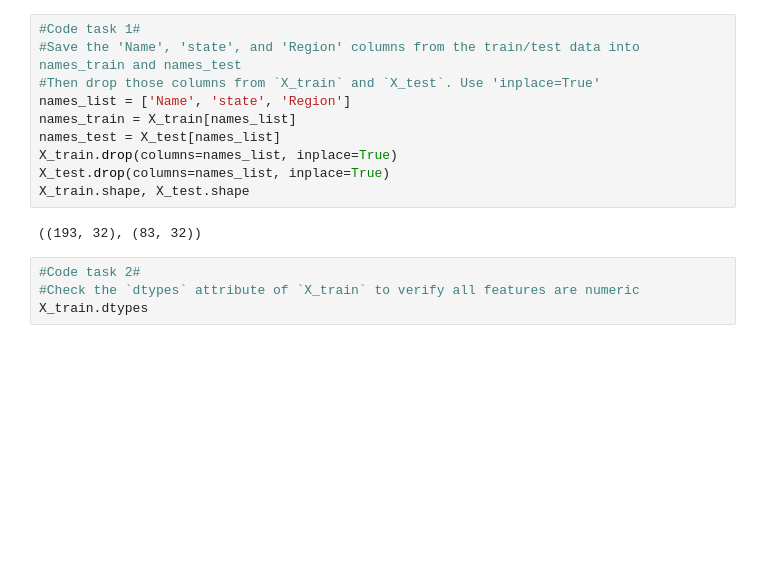
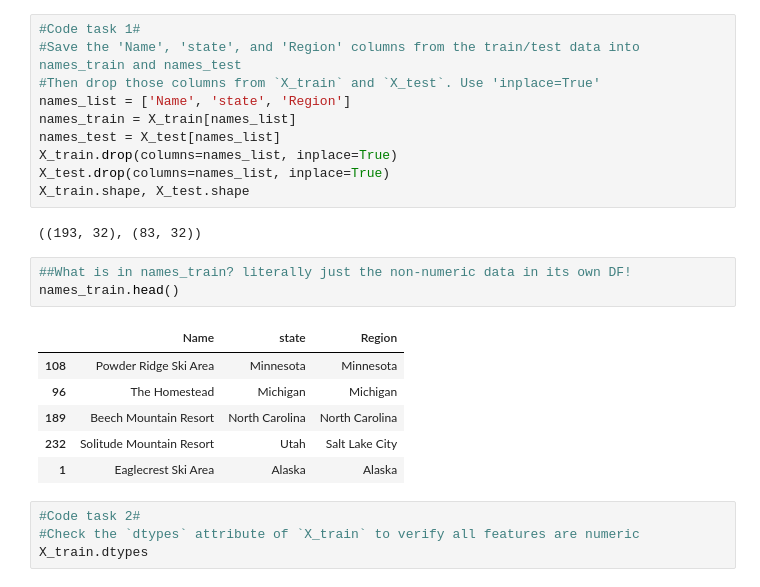
Before and after one commit to GwenToves/DataScienceGuidedCapstoneGT, a Jupyter notebook: Notebooks/04_preprocessing_and_training.ipynb, the cells around one changed output. Drawn from its saved outputs; the diff is of its cells as text; blank space fills up the shorter version.

```diff
--- a/Notebooks/04_preprocessing_and_training.ipynb
+++ b/Notebooks/04_preprocessing_and_training.ipynb
@@ -183,6 +213,16 @@ X_test.drop(columns=names_list, inplace=True)
 X_train.shape, X_test.shape
 # %% [output]
 ((193, 32), (83, 32))
+# %%
+##What is in names_train? literally just the non-numeric data in its own DF!
+names_train.head()
+# %% [output]
+|  | Name | state | Region |
+| 108 | Powder Ridge Ski Area | Minnesota | Minnesota |
+| 96 | The Homestead | Michigan | Michigan |
+| 189 | Beech Mountain Resort | North Carolina | North Carolina |
+| 232 | Solitude Mountain Resort | Utah | Salt Lake City |
+| 1 | Eaglecrest Ski Area | Alaska | Alaska |
 # %%
 #Code task 2#
 #Check the `dtypes` attribute of `X_train` to verify all features are numeric
```
Also changed, not shown: parts of 9 cells of this notebook.
